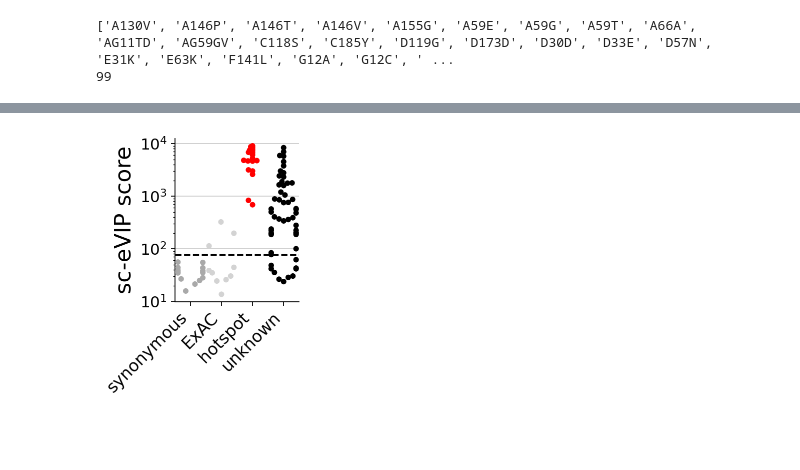
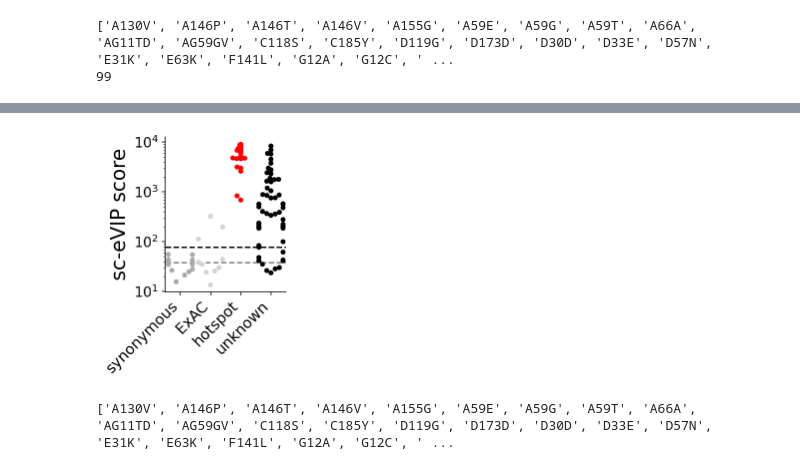
Before and after one commit to klarman-cell-observatory/sc_eVIP, a Jupyter notebook: 2020-07-09/2020-09-15_iii.KRAS_scoring.ipynb, the cells around one changed output, grey strips where cells are left out. Drawn from its saved outputs; the diff is of its cells as text; code cells hidden in the pictures; blank space fills up the shorter version.

```diff
--- a/2020-07-09/2020-09-15_iii.KRAS_scoring.ipynb
+++ b/2020-07-09/2020-09-15_iii.KRAS_scoring.ipynb
@@ -312,5 +312,5 @@ permutation 9
 # %%
-score_thresh_value=get_threshold_at_FDR(fdr_data,method='HotellingT2',FDR=0.01)
+score_thresh_value_perm1=get_threshold_at_FDR(fdr_data,method='HotellingT2',FDR=0.01)
 # %%
 #read in the annotation file to add the clusters to it
 FDR=0.01
@@ -451,32 +451,38 @@ To retain the current behavior and silence the warning, pass 'sort=True'.
 # %%
-score_thresh_value=get_threshold_at_FDR(fdr_data,method='HotellingT2',FDR=0.01)
+score_thresh_value_perm2=get_threshold_at_FDR(fdr_data,method='HotellingT2',FDR=0.01)
 # %%
 score='HotellingT2'
 fdr_data['control_status2']=list(anno.loc[fdr_data['group2'],'control_status2'])
 
 mypal={'synonymous':'darkgray',
       'ExAC':'lightgray','hotspot':'red','unknown':'black'}
 g =sns.catplot(x="control_status2", y=score,
               order=['synonymous','ExAC','hotspot','unknown'],
               height=3,
                 aspect=1,legend=False,kind='swarm',data=fdr_data,
               hue='control_status2',palette=mypal)
 
 ax1 = g.axes[0,0]
-ax1.axhline(y=score_thresh_value,color='black',linestyle='--')
+ax1.axhline(y=score_thresh_value_perm1,color='gray',linestyle='--')
+ax1.axhline(y=score_thresh_value_perm2,color='black',linestyle='--')
 ax1.set_xlabel('',fontsize=20)
 ax1.set_ylabel('sc-eVIP score',fontsize=20)
 ax1.set_xticklabels(['synonymous','ExAC','hotspot','unknown'],rotation=45,fontsize=15,
                    ha='right')
 ax1.set_yscale('log')
+ax1.grid(False)
 
-plt.savefig(FIGS+'/'+PROTEIN+'.sceVIPscore_swarm.custom_perm.pdf',bbox_inches = "tight")
-plt.savefig(FIGS+'/'+PROTEIN+'.sceVIPscore_swarm.custom_perm.png',bbox_inches = "tight")
+plt.savefig(FIGS+'/'+PROTEIN+'.sceVIPscore_swarm.perm_comparison.pdf',bbox_inches = "tight")
+plt.savefig(FIGS+'/'+PROTEIN+'.sceVIPscore_swarm.perm_comparison.png',bbox_inches = "tight")
 # %% [output]
-[figure, old version]
+[figure, new version]
 # %%
 #save scores
 fdr_data.to_csv(DATA+'/'+PROTEIN+'/scoring/'+PROTEIN+'.scores_vs_'+ref+'.csv')
+# %%
+print(variants)
+# %% [output]
+['A130V', 'A146P', 'A146T', 'A146V', 'A155G', 'A59E', 'A59G', 'A59T', 'A66A', 'AG11TD', 'AG59GV', 'C118S', 'C185Y', 'D119G', 'D173D', 'D30D', 'D33E', 'D57N', 'E31K', 'E63K', 'F141L', 'G12A', 'G12C', ' ...
 # %%
 #mega subsampling
 SUBSAMPLING_LIST=[1000,900,800,700,600,500,400,300,200] #then every 10
```
Also changed, not shown: parts of 8 cells of this notebook, 11 other files.
